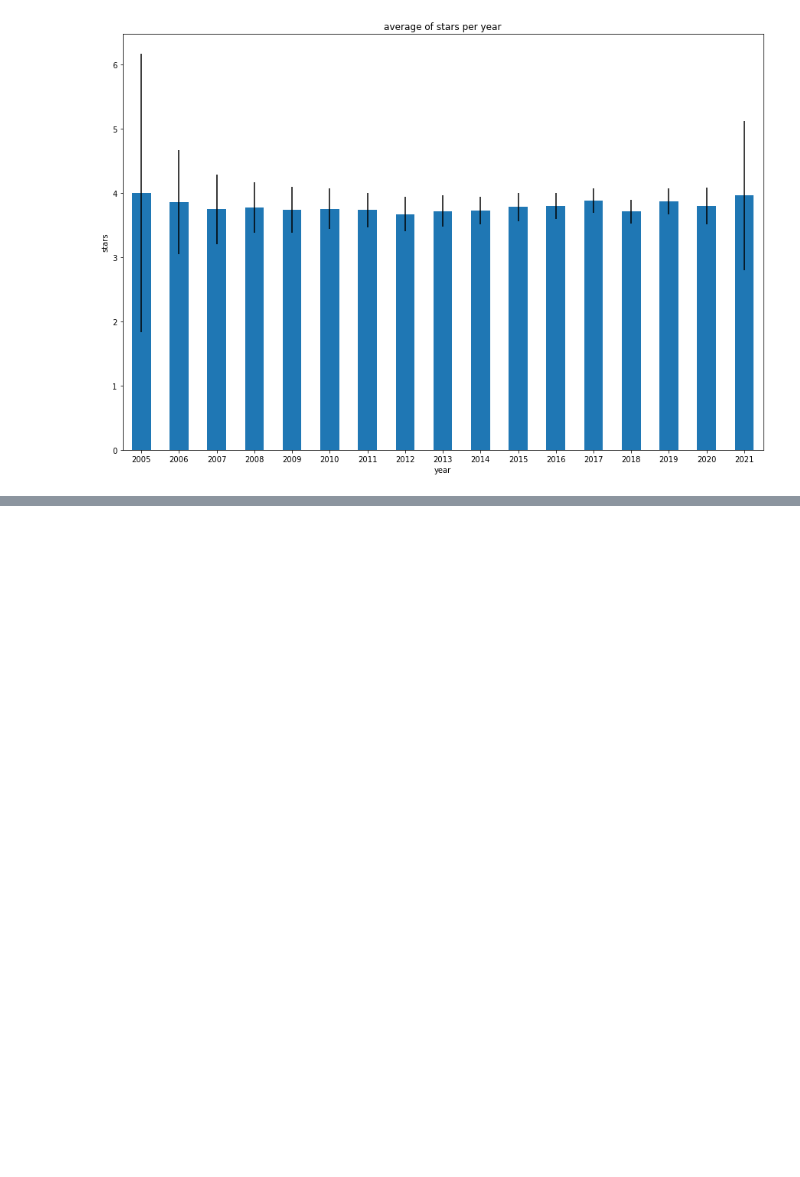
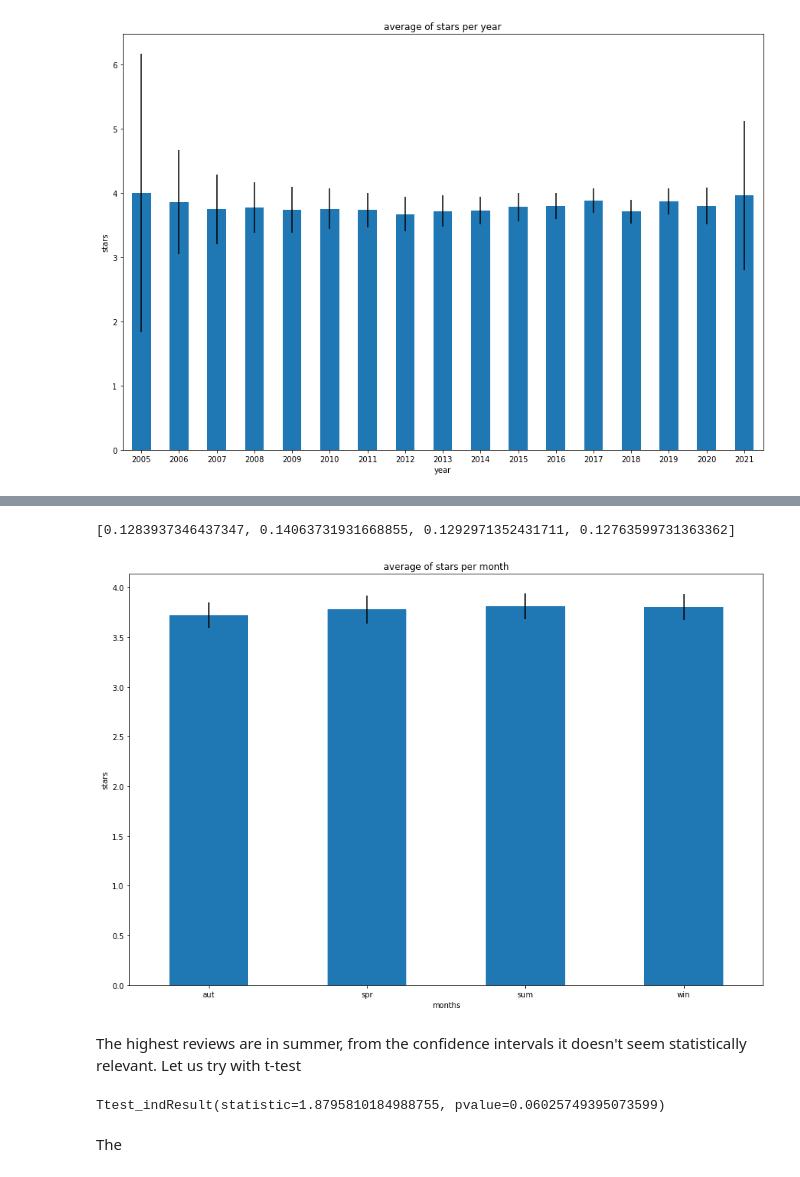
Before and after one commit to lucarossi9/Statistical-computation-project-2, a Jupyter notebook: An analysis on the ratings.ipynb, the cells around one changed output, grey strips where cells are left out. Cells and saved outputs as stored; diff of their text form; code cells hidden in the pictures; blank space fills up the shorter version.

```diff
--- a/An analysis on the ratings.ipynb
+++ b/An analysis on the ratings.ipynb
@@ -443,0 +451,17 @@ Since the confidence interval overlaps, the difference is not significative
+# %%
+summer = [6,7,8] #summer is june, july,august
+autumn = [9,10,11]
+spring = [3,4,5]
+winter = [12,1,2]
+# %%
+column_to_add = []
+for el in df_dates['date'].dt.month:
+    if el in summer:
+        column_to_add.append('sum')
+    if el in autumn:
+        column_to_add.append('aut')
+    if el in spring:
+        column_to_add.append('spr')
+    if el in winter:
+        column_to_add.append('win')
+df_dates['period']=column_to_add
@@ -443,0 +493,28 @@ Since the confidence interval overlaps, the difference is not significative
+# %%
+lengths_CI = []
+seasons = ['sum','aut', 'spr', 'win']
+for season in seasons:
+    data = df_dates.groupby(by='period')["stars_y"].get_group(season).values
+    lengths_CI.append(bootstrap_CI(data, 1000)[1]-bootstrap_CI(data, 1000)[0])
+print(lengths_CI)
+# %% [output]
+[0.1283937346437347, 0.14063731931668855, 0.1292971352431711, 0.12763599731363362]
+# %%
+df_dates.groupby(by = 'period')["stars_y"].mean().plot(
+    kind='bar', rot=0, figsize=(15,10), yerr = lengths_CI)
+plt.ylabel('stars')
+plt.xlabel('months')
+plt.title('average of stars per month')
+plt.show()
+# %% [output]
+[figure, added]
+# %% [markdown]
+The highest reviews are in summer, from the confidence intervals it doesn't seem statistically relevant. Let us try with t-test
+# %%
+summer_values = df_dates.groupby(by='period')["stars_y"].get_group('sum').values
+autumn_values = df_dates.groupby(by='period')["stars_y"].get_group('aut').values
+scipy.stats.ttest_ind(summer_values, autumn_values)
+# %% [output]
+Ttest_indResult(statistic=1.8795810184988755, pvalue=0.06025749395073599)
+# %% [markdown]
+The
```
Also changed, not shown: parts of 16 cells of this notebook.
